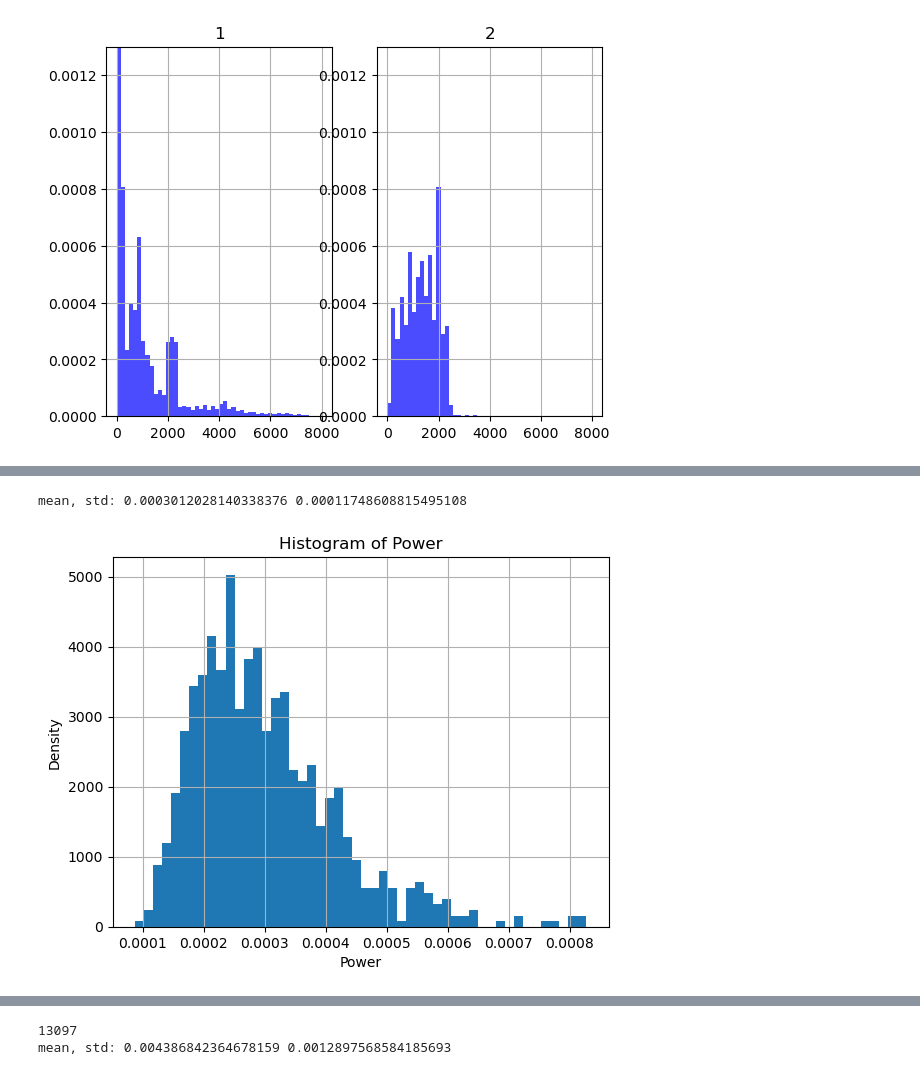
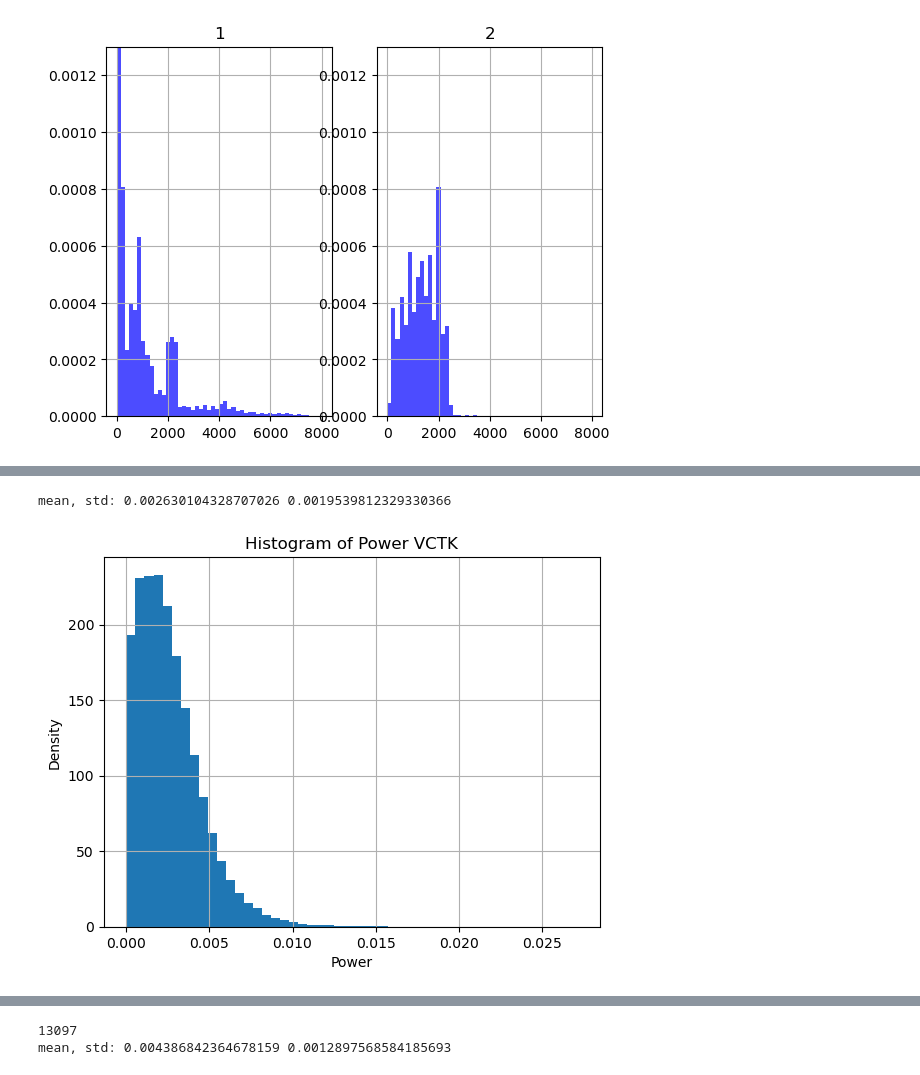
Before and after one commit to ephiephi/Undiff, a Jupyter notebook: 20_prepare_exp_p.ipynb, the cells around one changed output, grey strips where cells are left out. Drawn from its saved outputs; the diff is of its cells as text; code cells hidden in the pictures.

```diff
--- a/20_prepare_exp_p.ipynb
+++ b/20_prepare_exp_p.ipynb
@@ -72,0 +60,5 @@ tensor(0.0012)
+# %%
+noise1 = "/data/ephraim/datasets/known_noise/undiff_exps/exp_o2_net18/noises/noise_fileid_6.wav"
+noise2 = "/data/ephraim/datasets/known_noise/undiff_exps/exp_o2_net18/noises/noise_fileid_18.wav"
+noise_1, sr = torchaudio.load(noise1)
+noise_2, sr = torchaudio.load(noise2)
@@ -72,0 +69,13 @@ tensor(0.0012)
+# %%
+from IPython import display
+clean1 = "/data/ephraim/datasets/known_noise/undiff_exps/exp_o2_net18/clean_wav/LJ050-0275_fileid_6.wav"
+clean_1, sr = torchaudio.load(clean1)
+clean_1 = F.resample(clean_1, orig_freq=sr, new_freq=16000)
+print(torch.mean(clean_1**2))
+
+clean2 = "/data/ephraim/datasets/known_noise/undiff_exps/exp_o2_net18/clean_wav/LJ050-0247_fileid_18.wav"
+clean_2, sr = torchaudio.load(clean2)
+
+display.display(display.Audio(clean_2.view(1,-1), rate=sr))
+clean_2 = F.resample(clean_2, orig_freq=sr, new_freq=16000)
+torch.mean(clean_2**2)
@@ -78,0 +169,4 @@ factor1, factor2
+# %%
+mine = "/data/ephraim/datasets/known_noise/undiff_exps/exp_o_net17/clean_wav/clean_fileid_18.wav"
+mine, sr = torchaudio.load(mine)
+torch.mean(mine**2)
@@ -78,0 +175,4 @@ factor1, factor2
+# %%
+aplified = "/data/ephraim/datasets/known_noise/undiff_exps/exp_o_net3_6_amplified_3/6/clean_wav/noise6_book_buccaneer1_snr5_fileid_6.wav"
+aplified, sr = torchaudio.load(aplified)
+torch.mean(aplified**2)
@@ -79,25 +231,32 @@ factor1, factor2
 # %%
 import os
+from tqdm import tqdm
 vctk = "/data/ephraim/datasets/vctk/VCTK-Corpus-0.92/wav48_silence_trimmed/p376/"
-files = os.listdir(vctk)
+vctk_root = "/data/ephraim/datasets/vctk/VCTK-Corpus-0.92/wav48_silence_trimmed/"
 powers = []
-for f in files:
-    if f.endswith(".flac"):
-        wav, sr = torchaudio.load(os.path.join(vctk, f))
-        powers.append(torch.mean(wav**2).item())
+for d in tqdm(os.listdir(vctk_root)):
+    if os.path.isdir(os.path.join(vctk_root, d)):
+        vctk = os.path.join(vctk_root, d)
+
+        files = os.listdir(vctk)
+
+        for f in files:
+            if f.endswith(".flac"):
+                wav, sr = torchaudio.load(os.path.join(vctk, f))
+                powers.append(torch.mean(wav**2).item())
 
 #calc std and mean for the power
 import numpy as np
 mean = np.mean(powers)
 std = np.std(powers)
 print("mean, std:",mean, std)
 #plot the histogram
 plt.hist(powers, bins=50, density=True)
-plt.title('Histogram of Power')
+plt.title('Histogram of Power VCTK')
 plt.xlabel('Power')
 plt.ylabel('Density')
 plt.grid(True)
 plt.show()
 # %% [output]
-mean, std: 0.0003012028140338376 0.00011748608815495108
+mean, std: 0.002630104328707026 0.0019539812329330366
-[figure, old version]
+[figure, new version]
```
Also changed, not shown: parts of 28 cells of this notebook, 17 other files.
